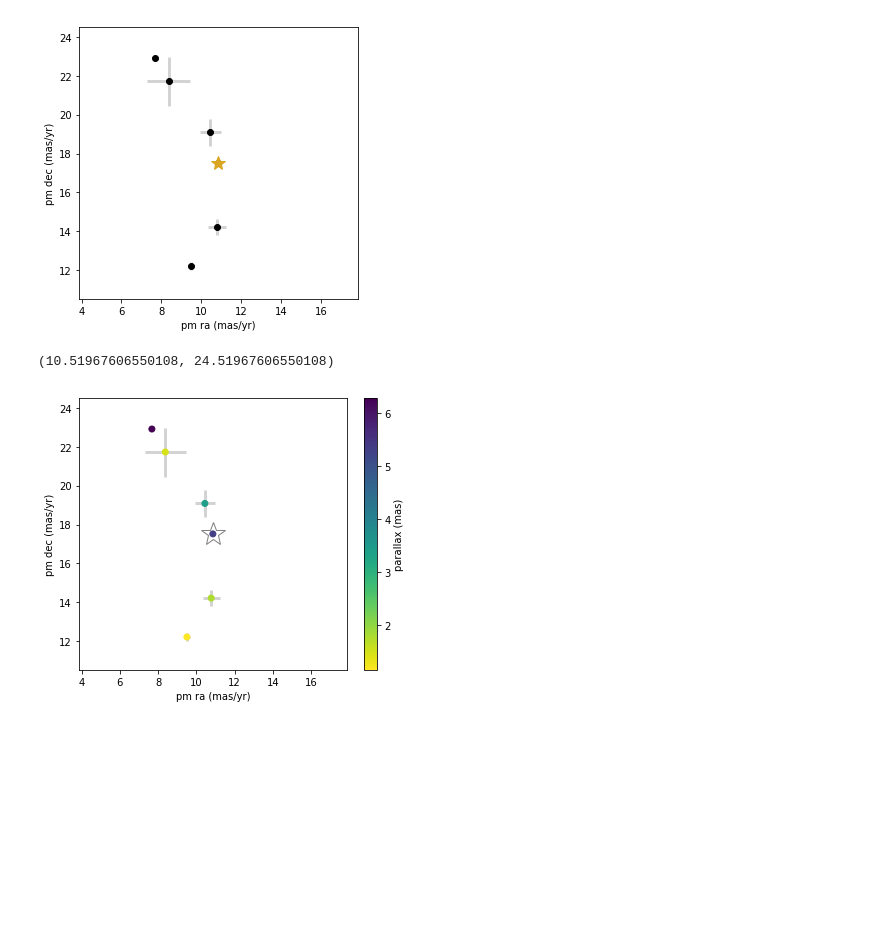
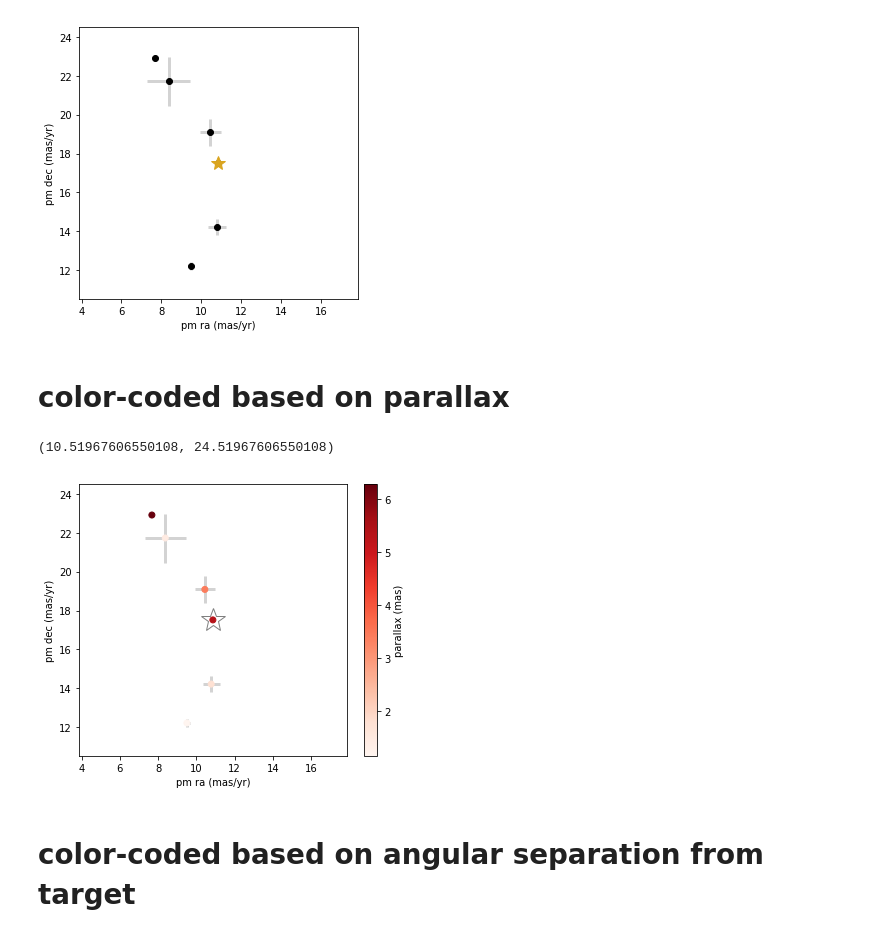
Before and after one commit to isabelangelo/SubSaturnSimulation, a Jupyter notebook: binary_search/proper_motion_plot.ipynb, the cells around one changed output. Drawn from its saved outputs; the diff is of its cells as text; code cells hidden in the pictures; blank space fills up the shorter version.

```diff
--- a/binary_search/proper_motion_plot.ipynb
+++ b/binary_search/proper_motion_plot.ipynb
@@ -116,14 +116,13 @@ close_targets
 # %%
 pmra = []; pmra_error = []
 pmdec = []; pmdec_error = []
-plx = []; d = []
+plx = []; sep = []
 for index,row in close_targets.iterrows():
     pmra.append(row['pmra']);pmra_error.append(row['pmra_error'])
     pmdec.append(row['pmdec']);pmdec_error.append(row['pmdec_error'])
     plx.append(row['parallax'])
     # compute separation in arcsec
-    print(type(host_ra))
     d_ra = host_ra - row['ra']
     d_dec = host_dec - row['dec']
-    distance = np.sqrt(d_ra**2.+d_dec**2.)*3600 # convert to milliarcsec
-    d.append(distance)
+    distance_on_sky = np.sqrt(d_ra**2.+d_dec**2.)*3600 # convert to milliarcsec
+    sep.append(distance_on_sky)
@@ -148,26 +140,30 @@ plt.ylim(host_pmdec-7,host_pmdec+7)
 # %% [output]
 (10.51967606550108, 24.51967606550108)
 [figure]
+# %% [markdown]
+# color-coded based on parallax
 # %%
 # color code according to parallax (distance)
 plt.figure(figsize=(6,5))
 scatter_kwargs = {"zorder":100}
 error_kwargs = {"lw":.5, "zorder":0}
 
 plt.plot(host_pmra, host_pmdec,\
          '*', markersize=25,color='grey',fillstyle='none', markeredgecolor='grey')
-plt.scatter(pmra, pmdec, c=plx, cmap='viridis_r',alpha=1, **scatter_kwargs)
+plt.scatter(pmra, pmdec, c=plx, cmap='Reds',alpha=1, **scatter_kwargs)
 plt.errorbar(pmra, pmdec, yerr=pmdec_error, xerr=pmra_error, \
              ecolor='lightgray', elinewidth=3, fmt='none', marker='none', mew=0, **error_kwargs)
 
 plt.colorbar(label='parallax (mas)')
 plt.xlabel('pm ra (mas/yr)')
 plt.ylabel('pm dec (mas/yr)')
 plt.xlim(host_star['pmra'].to_numpy()[0]-7,host_star['pmra'].to_numpy()[0]+7)
 plt.ylim(host_star['pmdec'].to_numpy()[0]-7,host_star['pmdec'].to_numpy()[0]+7)
 # %% [output]
 (10.51967606550108, 24.51967606550108)
-[figure, old version]
+[figure, new version]
+# %% [markdown]
+# color-coded based on angular separation from target
 # %%
 # color code according to separation on the sky
 plt.figure(figsize=(6,5))
```
Also changed, not shown: parts of 8 cells of this notebook, 8 other files.
